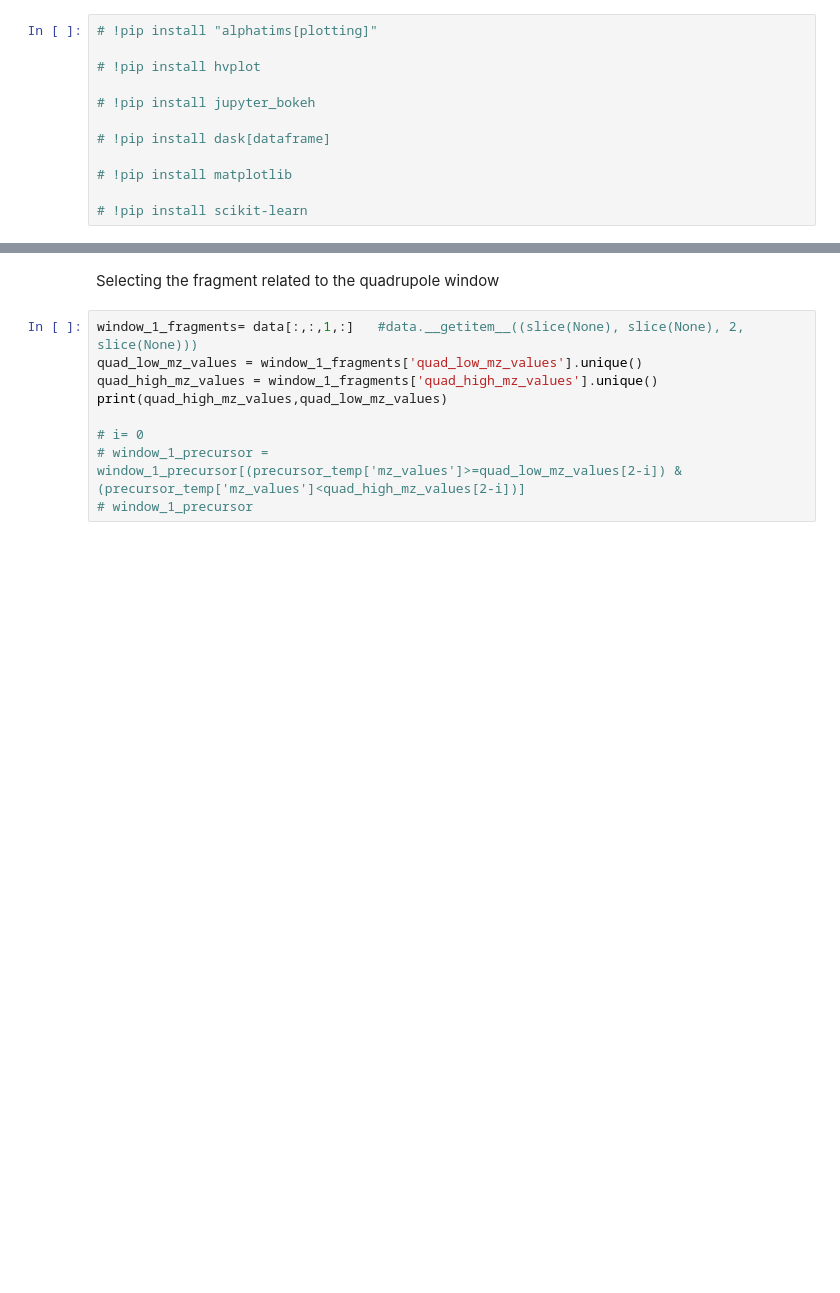
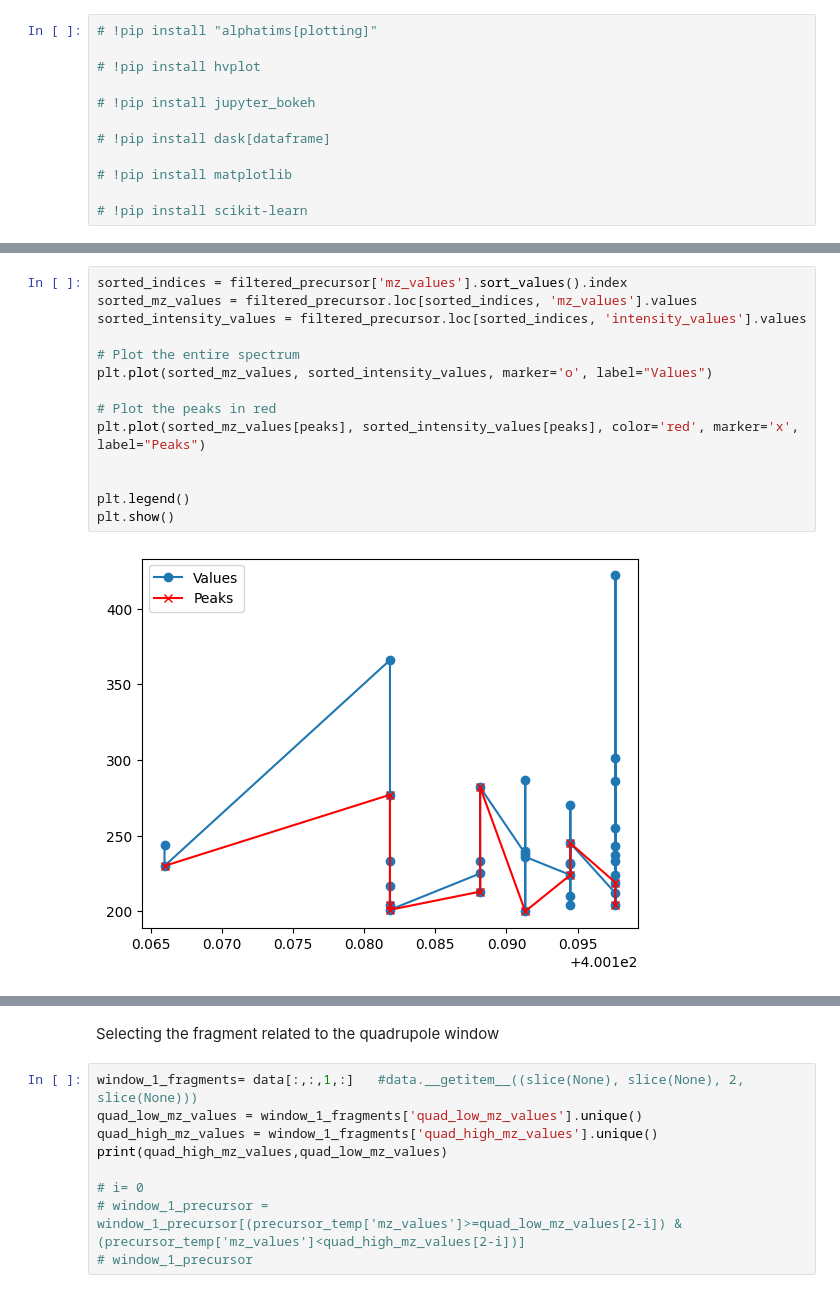
Before and after one commit to RapidSpectraX-Final-Year-Project/1.0, a Jupyter notebook: featureExtraction.ipynb, the cells around one changed output, grey strips where cells are left out. Drawn from its saved outputs; the diff is of its cells as text; blank space fills up the shorter version.

```diff
--- a/featureExtraction.ipynb
+++ b/featureExtraction.ipynb
@@ -138,0 +368,16 @@ BokehModel(combine_events=True, render_bundle={'docs_json': {'7cd30f3b-b554-4a78
+# %%
+sorted_indices = filtered_precursor['mz_values'].sort_values().index
+sorted_mz_values = filtered_precursor.loc[sorted_indices, 'mz_values'].values
+sorted_intensity_values = filtered_precursor.loc[sorted_indices, 'intensity_values'].values
+
+# Plot the entire spectrum
+plt.plot(sorted_mz_values, sorted_intensity_values, marker='o', label="Values")
+
+# Plot the peaks in red
+plt.plot(sorted_mz_values[peaks], sorted_intensity_values[peaks], color='red', marker='x', label="Peaks")
+
+
+plt.legend()
+plt.show()
+# %% [output]
+[figure, added]
```
Also changed, not shown: parts of 47 cells of this notebook.
